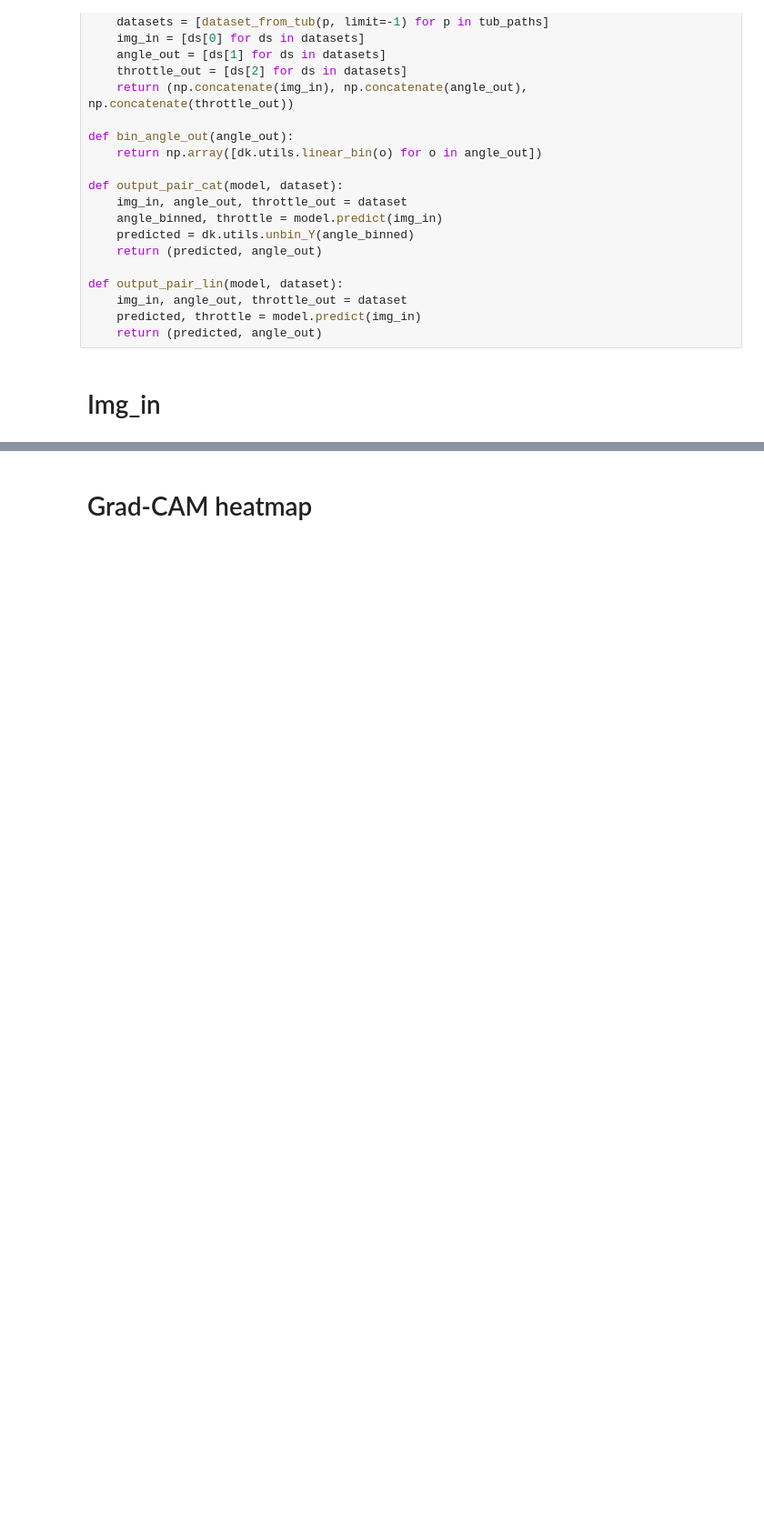
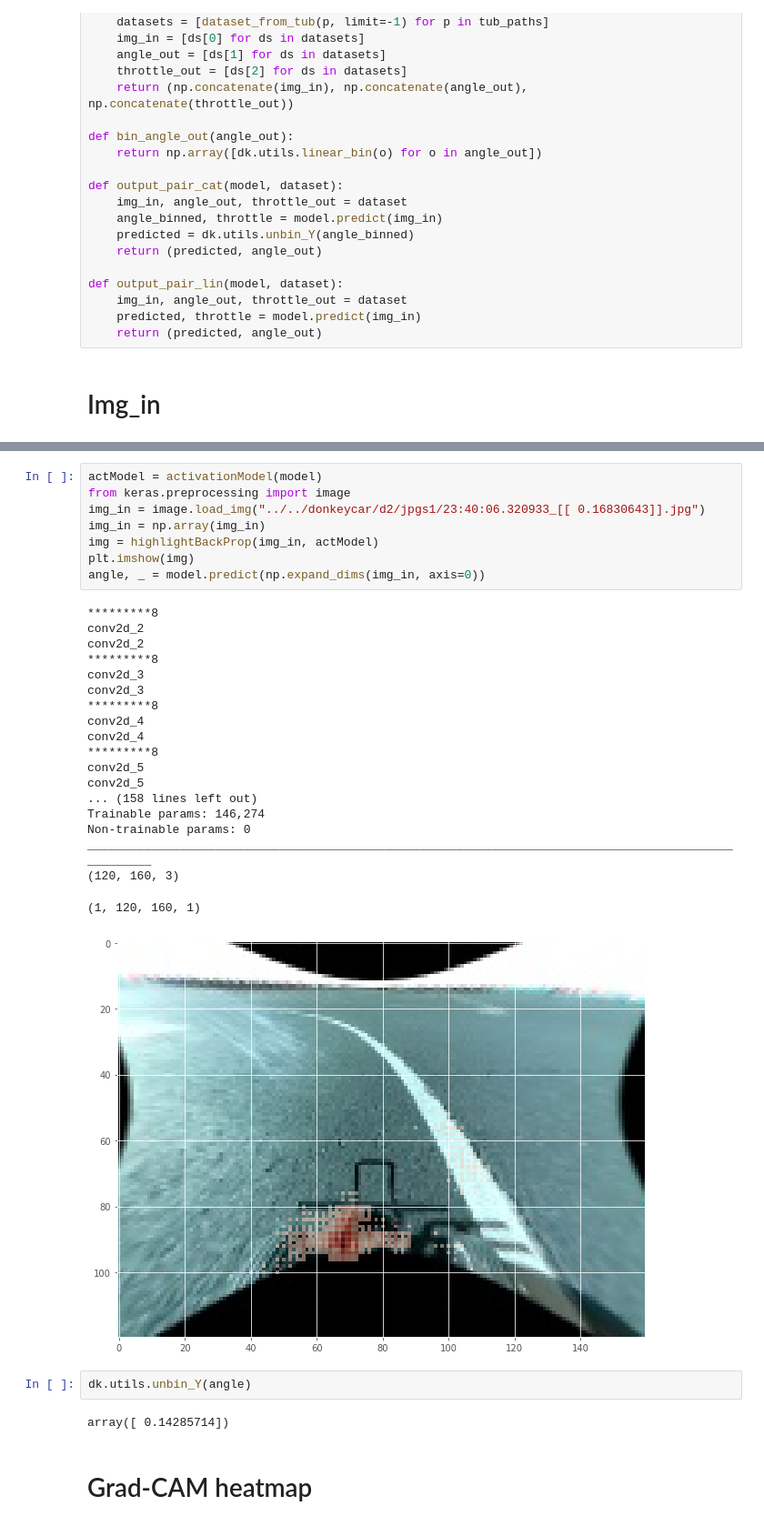
Before and after one commit to test-v1/notebooks-1, a Jupyter notebook: donkeycar/Visualization.ipynb, the cells around one changed output, grey strips where cells are left out. Shown at 91% size. Saved outputs shown, nothing was run; the diff lists cells and outputs as text; blank space fills up the shorter version.

```diff
--- a/donkeycar/Visualization.ipynb
+++ b/donkeycar/Visualization.ipynb
@@ -67,3 +296,35 @@ Predicted steering angle: 0.1428571428571428 - Actual: 0.039605
+# %%
+actModel = activationModel(model)
+from keras.preprocessing import image
+img_in = image.load_img("../../donkeycar/d2/jpgs1/23:40:06.320933_[[ 0.16830643]].jpg")
+img_in = np.array(img_in)
+img = highlightBackProp(img_in, actModel)
+plt.imshow(img)
+angle, _ = model.predict(np.expand_dims(img_in, axis=0))
+# %% [output]
+*********8
+conv2d_2
+conv2d_2
+*********8
+conv2d_3
+conv2d_3
+*********8
+conv2d_4
+conv2d_4
+*********8
+conv2d_5
+conv2d_5
+... (158 lines left out)
+Trainable params: 146,274
+Non-trainable params: 0
+____________________________________________________________________________________________________
+(120, 160, 3)
+(1, 120, 160, 1)
+[figure, added]
+# %%
+dk.utils.unbin_Y(angle)
+# %% [output]
+array([ 0.14285714])
 # %% [markdown]
 # Grad-CAM heatmap
 # %%
```
Also changed, not shown: parts of 5 cells of this notebook, 3 other files.
